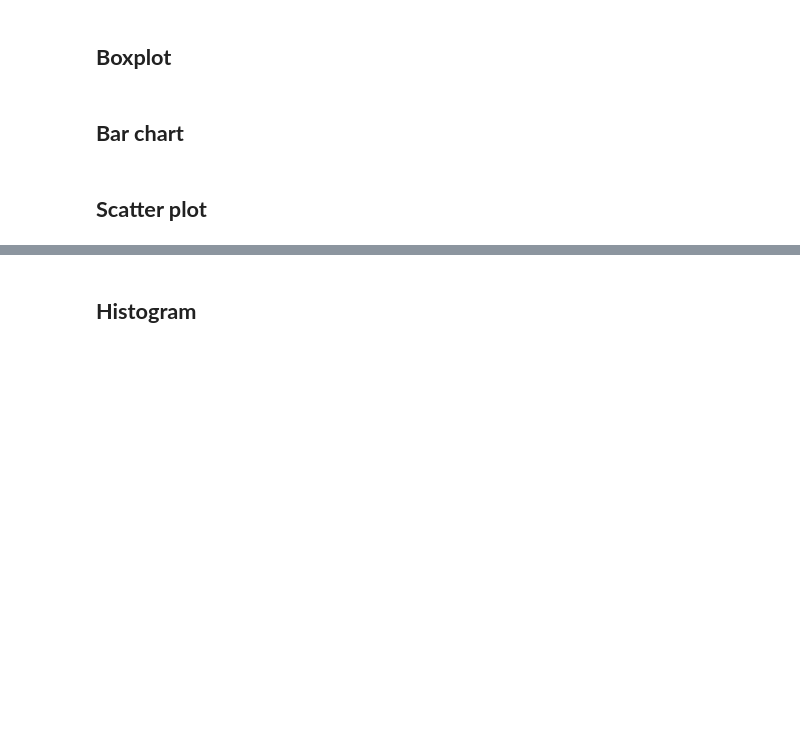
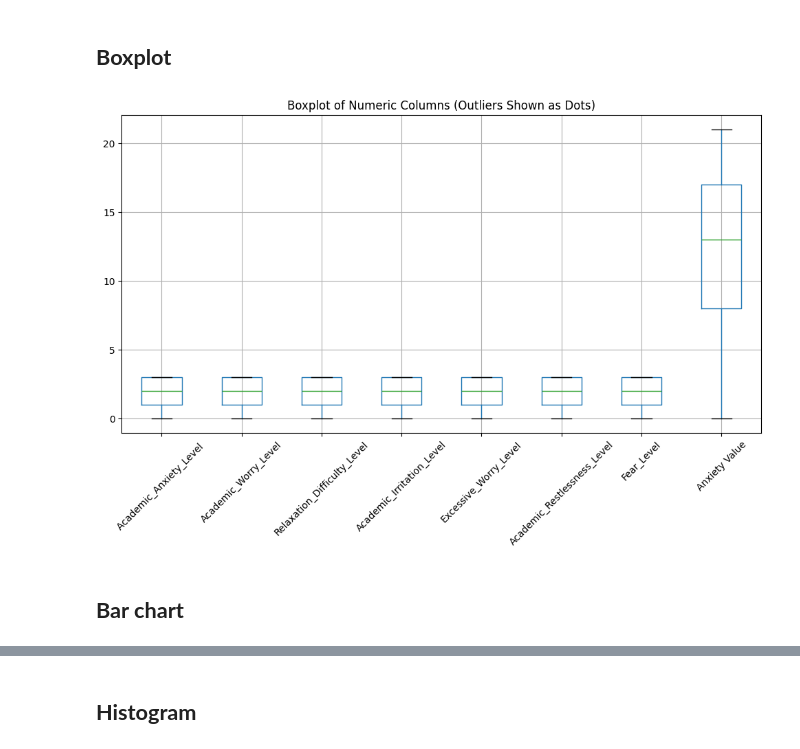
Before and after one commit to ara1x/DataMining-Project, a Jupyter notebook: Phase2.ipynb, the cells around one changed output, grey strips where cells are left out. Drawn from its saved outputs; the diff is of its cells as text; code cells hidden in the pictures; blank space fills up the shorter version.

```diff
--- a/Phase2.ipynb
+++ b/Phase2.ipynb
@@ -84,2 +137,22 @@ The bar chart shows that (Severe Anxiety) is the most common category in the sam
 # %% [markdown]
 ## **Outliers**
+# %%
+
+numeric_cols = df.select_dtypes(include=['int64', 'float64'])
+
+def find_outliers_iqr(data):
+    Q1 = data.quantile(0.25)
+    Q3 = data.quantile(0.75)
+    IQR = Q3 - Q1
+    lower = Q1 - 1.5 * IQR
+    upper = Q3 + 1.5 * IQR
+    outliers = data[(data < lower) | (data > upper)]
+    return outliers, lower, upper
+
+for col in numeric_cols.columns:
+    outliers, lower, upper = find_outliers_iqr(df[col])
+    print(f"\n🔹 Column: {col}")
+    print(f"Lower bound: {lower:.2f}, Upper bound: {upper:.2f}")
+    print(f"Number of outliers: {len(outliers)}")
+    if not outliers.empty:
+        print(outliers.values)
@@ -86,6 +177,13 @@ The bar chart shows that (Severe Anxiety) is the most common category in the sam
 # %% [markdown]
 ## **Boxplot**
+# %%
+
+plt.figure(figsize=(12, 6))
+numeric_cols.boxplot()
+plt.title("Boxplot of Numeric Columns (Outliers Shown as Dots)")
+plt.xticks(rotation=45)
+plt.show()
+# %% [output]
+[figure, added]
 # %% [markdown]
 ## **Bar chart**
-# %% [markdown]
-## **Scatter plot**
```
Also changed, not shown: parts of 11 cells of this notebook.
